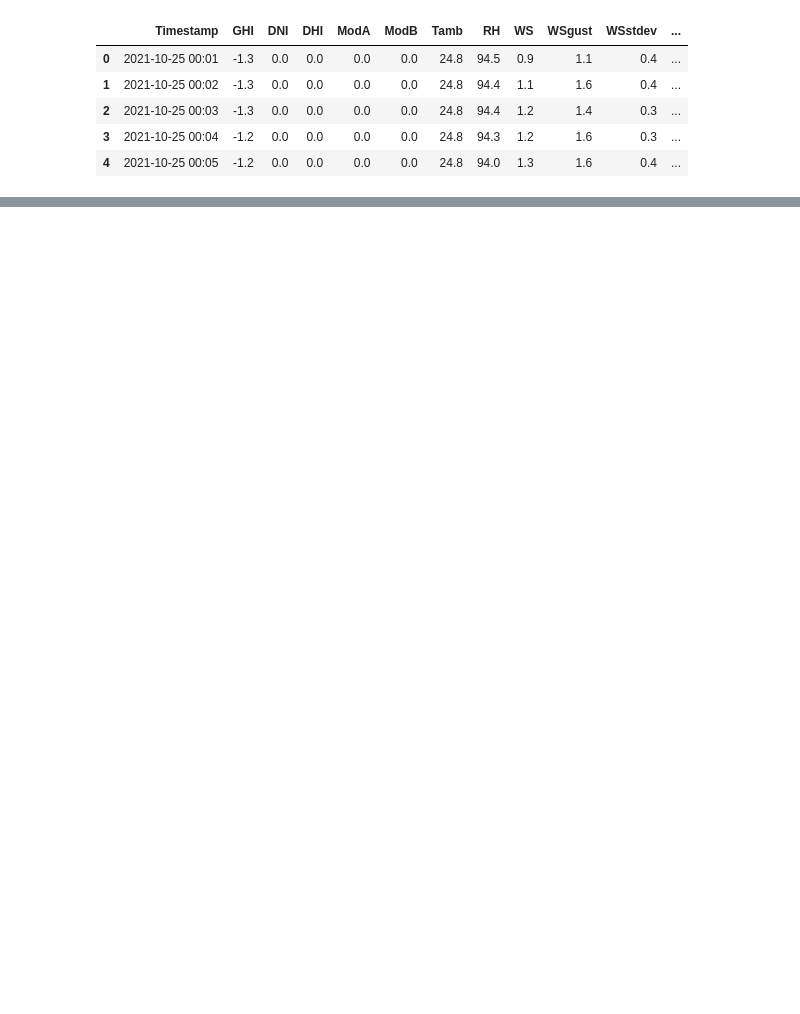
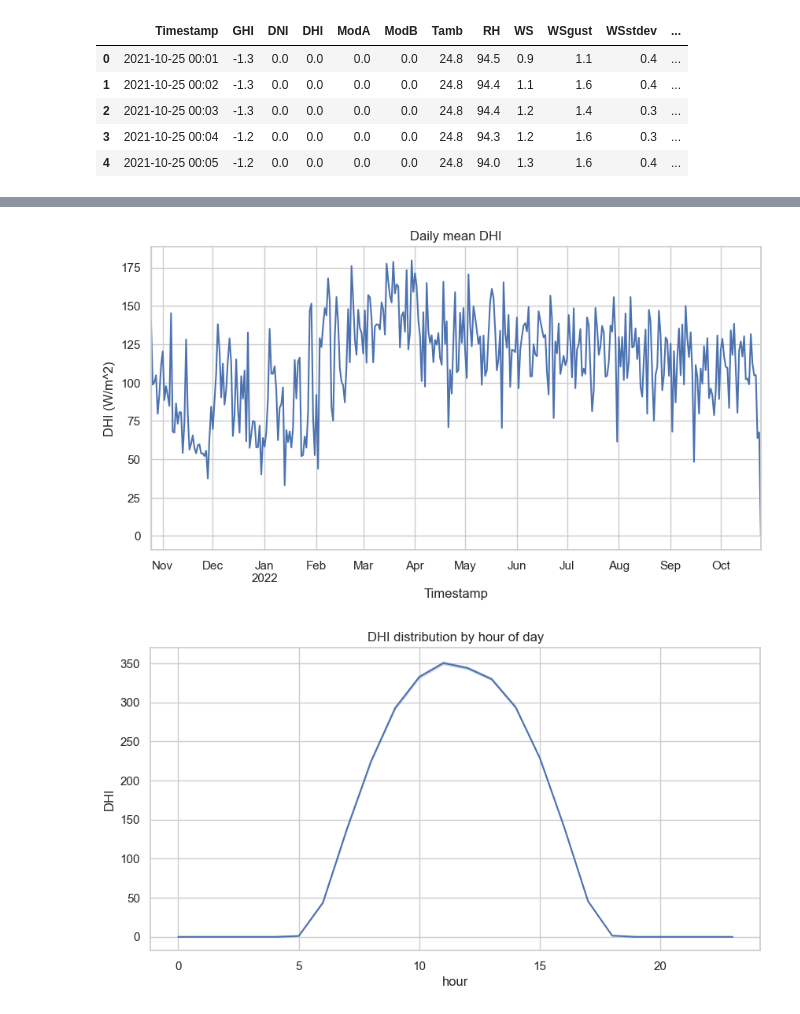
Before and after one commit to Samuels5/W0_solar_farm_data_analysis, a Jupyter notebook: notebooks/togo_eda.ipynb, the cells around one changed output, grey strips where cells are left out. Cells and saved outputs as stored; diff of their text form; code cells hidden in the pictures; blank space fills up the shorter version.

```diff
--- a/notebooks/togo_eda.ipynb
+++ b/notebooks/togo_eda.ipynb
@@ -13,0 +370,15 @@ data.head()
+# %%
+plt.figure()
+daily["DHI"].plot(title='Daily mean DHI')
+plt.ylabel('DHI (W/m^2)')
+plt.show()
+
+plt.figure()
+sns.lineplot(x='hour', y='DHI', data=clean.reset_index())
+plt.title('DHI distribution by hour of day')
+# daily["DHI"].plot(title='Daily mean DHI')
+# plt.ylabel('DHI (W/m^2)')
+plt.show()
+# %% [output]
+[figure, added]
+[figure, added]
```
Also changed, not shown: parts of 36 cells of this notebook, 3 other files.
